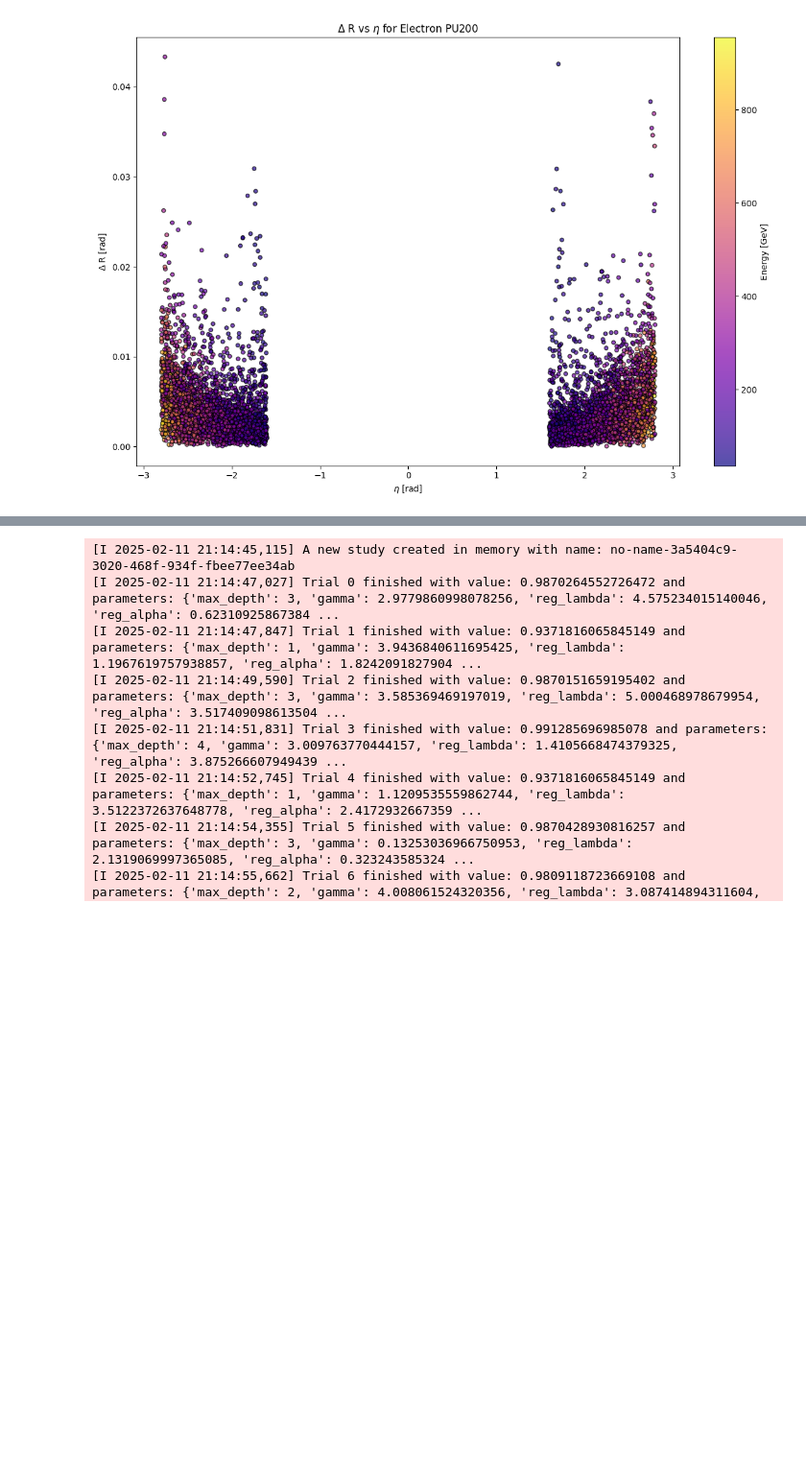
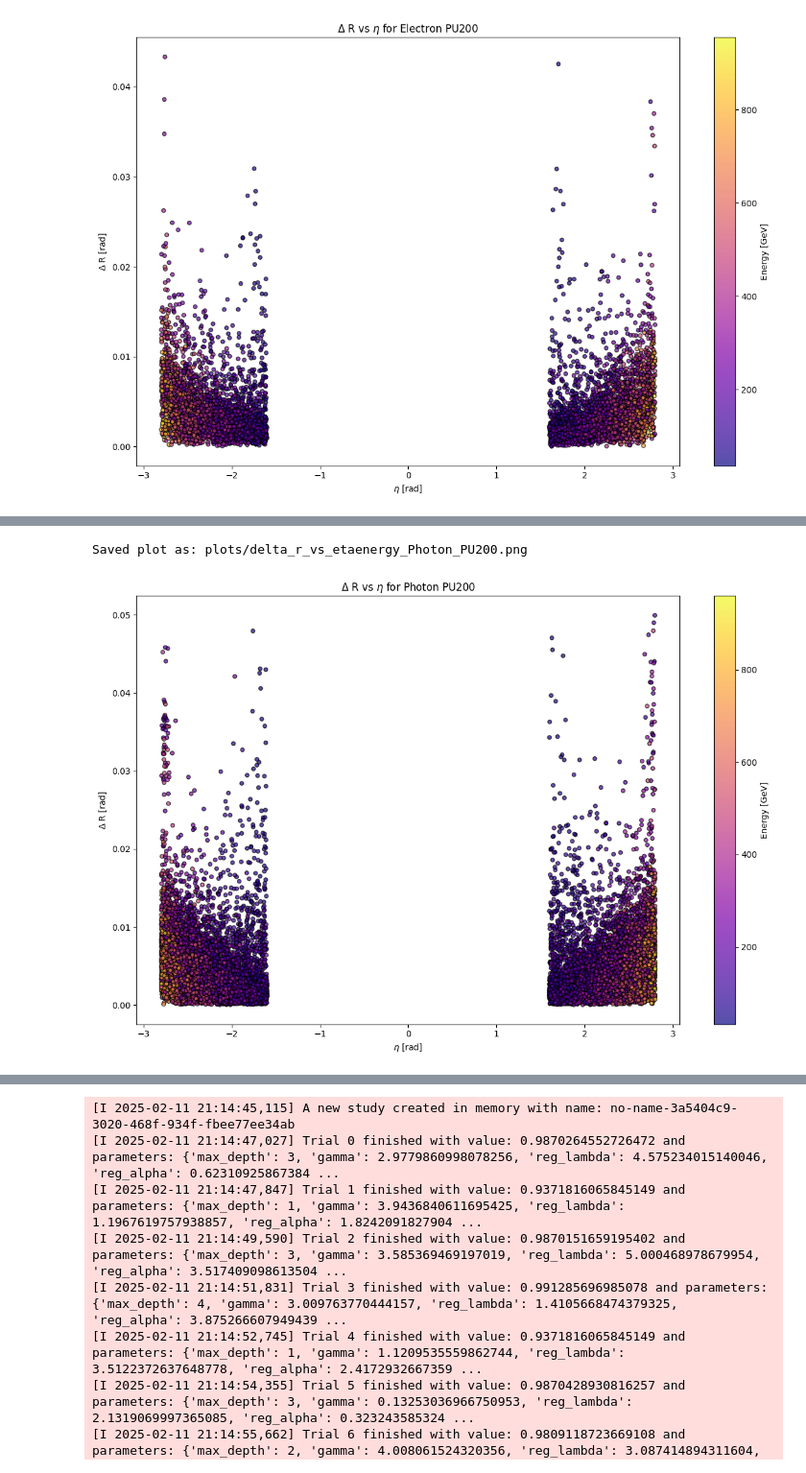
Before and after one commit to tdebnath16/shower_shape_studies, a Jupyter notebook: showershapestudies.ipynb, the cells around one changed output, grey strips where cells are left out. Shown at 96% size. Drawn from its saved outputs; the diff is of its cells as text; code cells hidden in the pictures; blank space fills up the shorter version.

```diff
--- a/showershapestudies.ipynb
+++ b/showershapestudies.ipynb
@@ -183 +147,6 @@ Saved plot as: plots/delta_r_vs_etaenergy_QCD_PU200.png
+# %%
+plot_delta_r_3d_two_dfs(photonPU200_df_filtered, 'Photon PU200', colors=('blue', 'red'))
+# %% [output]
+Saved plot as: plots/delta_r_vs_etaenergy_Photon_PU200.png
+[figure, added]
 # %%
```
Also changed, not shown: parts of 46 cells of this notebook, 4 other files.
